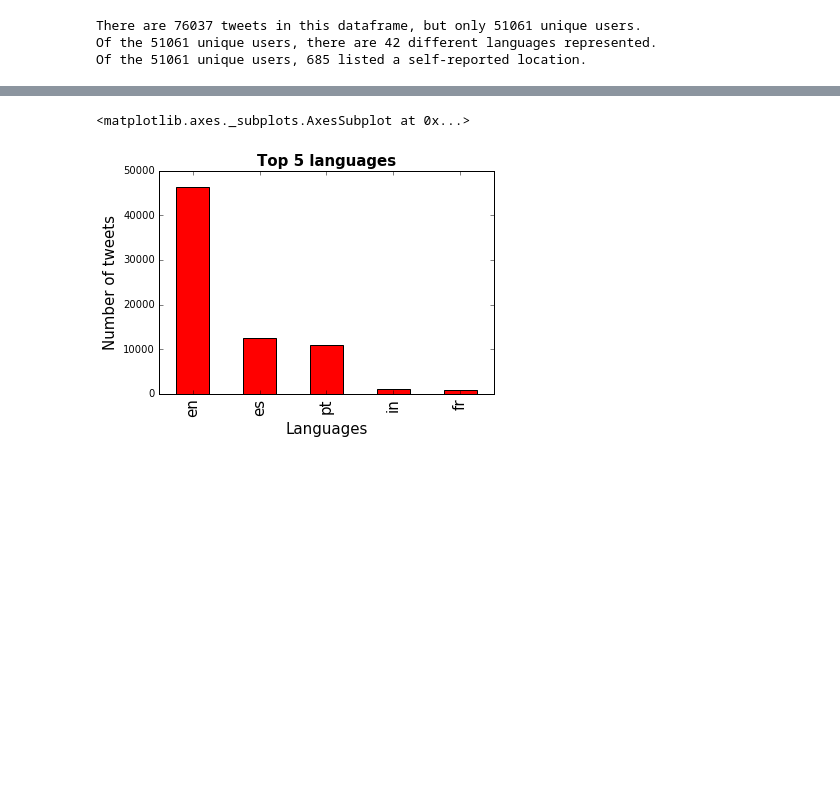
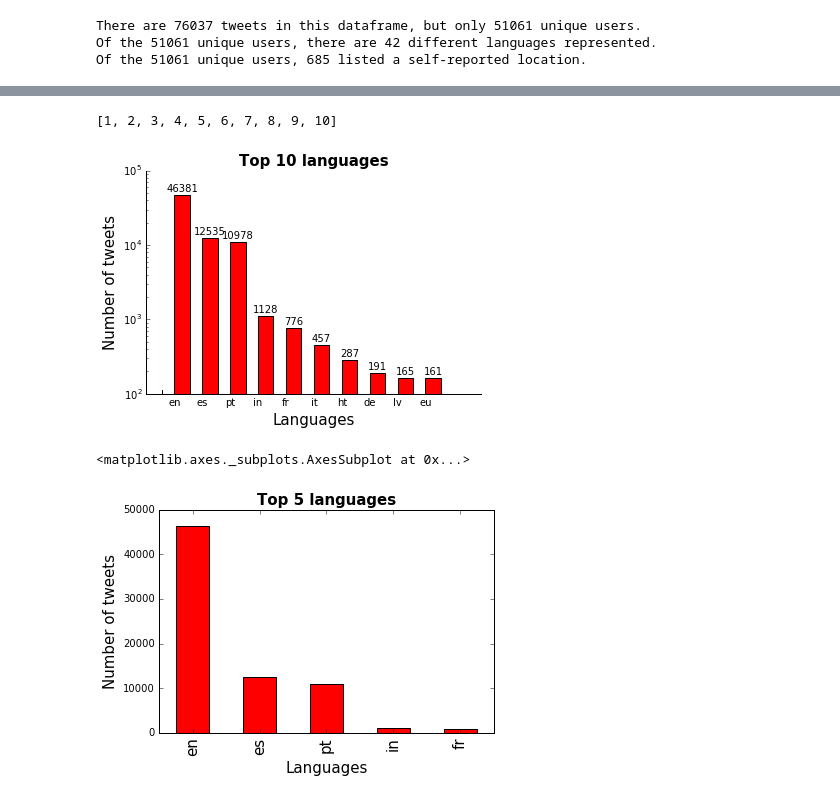
Before and after one commit to gifforda/Python_Twitter_exploration, a Jupyter notebook: notebooks/Process_JSON_tweets.ipynb, the cells around one changed output, grey strips where cells are left out. Cells and saved outputs as stored; diff of their text form; code cells hidden in the pictures; blank space fills up the shorter version.

Commit message:
JSON notebook - added ability to plot languages on log scale

```diff
--- a/notebooks/Process_JSON_tweets.ipynb
+++ b/notebooks/Process_JSON_tweets.ipynb
@@ -190,3 +218,48 @@ Of the 51061 unique users, 685 listed a self-reported location.
+# %%
+ind = list(range(1,21))
+# %% [output]
+[1, 2, 3, 4, 5, 6, 7, 8, 9, 10]
+# %%
+# Plotting languages
+numLang = 10
+tweets_by_lang = tweets_full_dataframe['tweet_lang'].value_counts()
+tmpLanguages = tweets_by_lang[:numLang]
+width = [0.55]
+ind = list(range(1,numLang+1))
+names = tmpLanguages.keys()
+
+fig, ax = plt.subplots()
+rects1 = ax.bar(ind, tmpLanguages, width, color='red')
+plt.yscale('log')
+
+ax.set_title('Top 10 languages', fontsize=15, fontweight='bold')
+ax.set_ylabel('Number of tweets' , fontsize=15)
+ax.set_xlabel('Languages', fontsize=15)
+
+# Hide the right and top spines
+ax.spines['top'].set_visible(False)
+ax.spines['right'].set_visible(False)
+
+# Only show ticks on the left and bottom spines
+ax.yaxis.set_ticks_position('left')
+ax.xaxis.set_ticks_position('bottom')
+
+ax.set_xticks(ind + width)
+ax.set_xticklabels(names)
+
+
+def autolabel(rects):
+    # attach some text labels
+    for rect in rects1:
+        height = rect.get_height()
+        ax.text(rect.get_x() + rect.get_width()/2., 1.05*height,
+                '%d' % int(height),
+                ha='center', va='bottom')
+
+autolabel(rects1)
+plt.show()
+# %% [output]
+[figure, added]
 # %%
 # Plotting the top 5 languages
 
```
Also changed, not shown: parts of 2 cells of this notebook.
